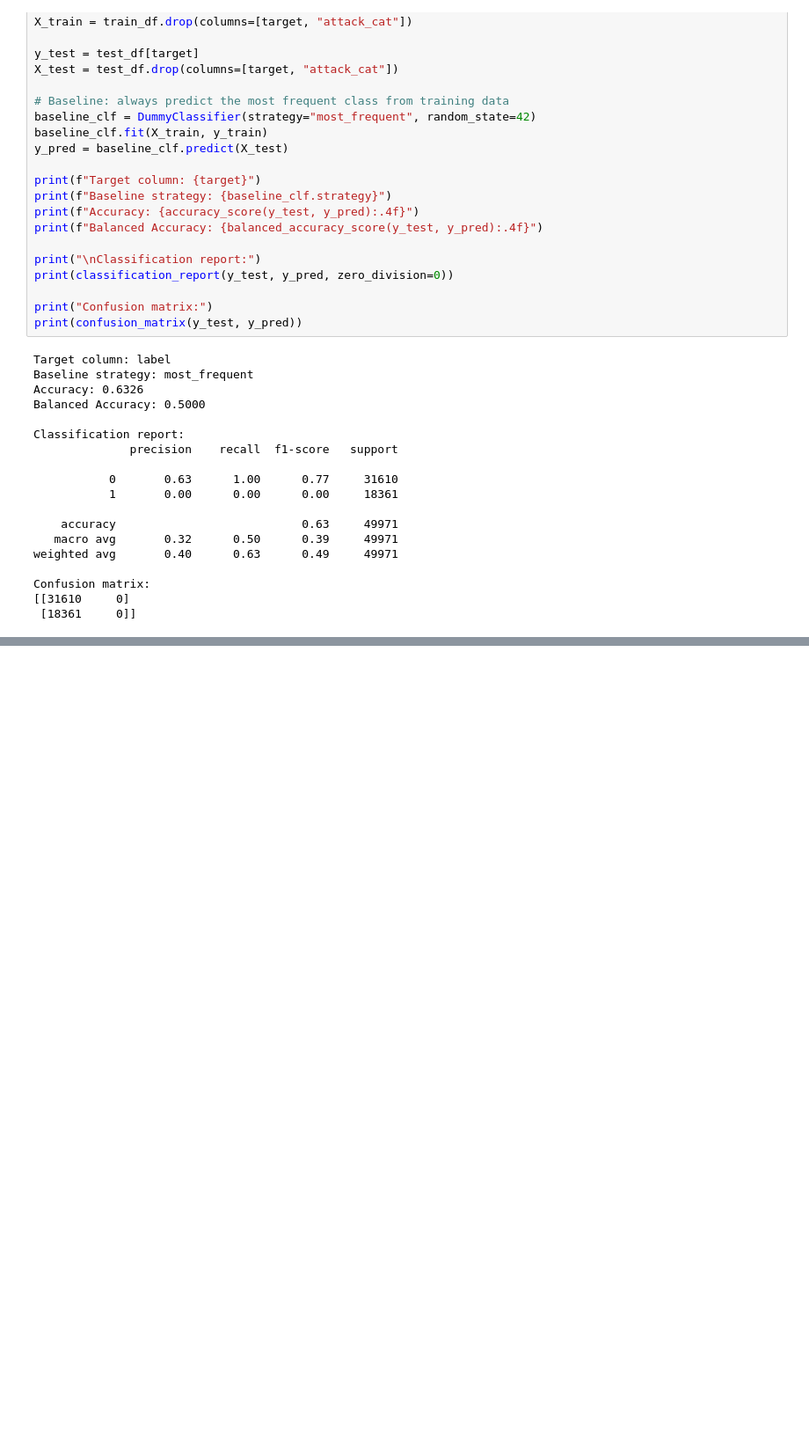
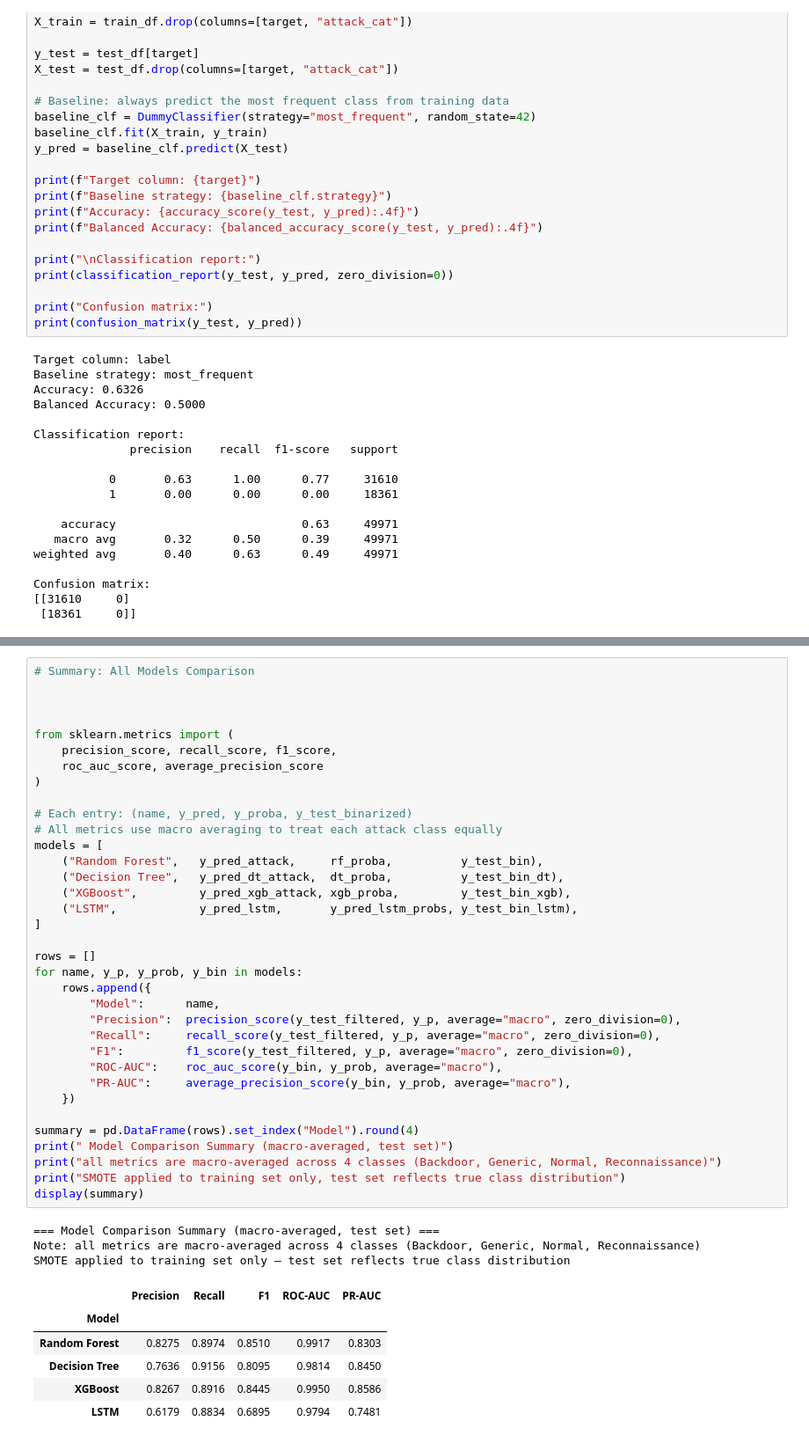
Before and after one commit to mwpersson/COMP9150-final-project, a Jupyter notebook: UNSW-NB15-EDA.ipynb, the cells around one changed output, grey strips where cells are left out. Shown at 88% size. Saved outputs shown, nothing was run; the diff lists cells and outputs as text; blank space fills up the shorter version.

```diff
--- a/UNSW-NB15-EDA.ipynb
+++ b/UNSW-NB15-EDA.ipynb
@@ -484,0 +695,45 @@ plt.show()
+# %%
+# Summary: All Models Comparison
+
+
+
+from sklearn.metrics import (
+    precision_score, recall_score, f1_score,
+    roc_auc_score, average_precision_score
+)
+
+# Each entry: (name, y_pred, y_proba, y_test_binarized)
+# All metrics use macro averaging to treat each attack class equally
+models = [
+    ("Random Forest",   y_pred_attack,     rf_proba,          y_test_bin),
+    ("Decision Tree",   y_pred_dt_attack,  dt_proba,          y_test_bin_dt),
+    ("XGBoost",         y_pred_xgb_attack, xgb_proba,         y_test_bin_xgb),
+    ("LSTM",            y_pred_lstm,       y_pred_lstm_probs, y_test_bin_lstm),
+]
+
+rows = []
+for name, y_p, y_prob, y_bin in models:
+    rows.append({
+        "Model":      name,
+        "Precision":  precision_score(y_test_filtered, y_p, average="macro", zero_division=0),
+        "Recall":     recall_score(y_test_filtered, y_p, average="macro", zero_division=0),
+        "F1":         f1_score(y_test_filtered, y_p, average="macro", zero_division=0),
+        "ROC-AUC":    roc_auc_score(y_bin, y_prob, average="macro"),
+        "PR-AUC":     average_precision_score(y_bin, y_prob, average="macro"),
+    })
+
+summary = pd.DataFrame(rows).set_index("Model").round(4)
+print(" Model Comparison Summary (macro-averaged, test set)")
+print("all metrics are macro-averaged across 4 classes (Backdoor, Generic, Normal, Reconnaissance)")
+print("SMOTE applied to training set only, test set reflects true class distribution")
+display(summary)
+# %% [output]
+=== Model Comparison Summary (macro-averaged, test set) ===
+Note: all metrics are macro-averaged across 4 classes (Backdoor, Generic, Normal, Reconnaissance)
+SMOTE applied to training set only — test set reflects true class distribution
+|  | Precision | Recall | F1 | ROC-AUC | PR-AUC |
+| Model |  |  |  |  |  |
+| Random Forest | 0.8275 | 0.8974 | 0.8510 | 0.9917 | 0.8303 |
+| Decision Tree | 0.7636 | 0.9156 | 0.8095 | 0.9814 | 0.8450 |
+| XGBoost | 0.8267 | 0.8916 | 0.8445 | 0.9950 | 0.8586 |
+| LSTM | 0.6179 | 0.8834 | 0.6895 | 0.9794 | 0.7481 |
```
Also changed, not shown: parts of 8 cells of this notebook.
